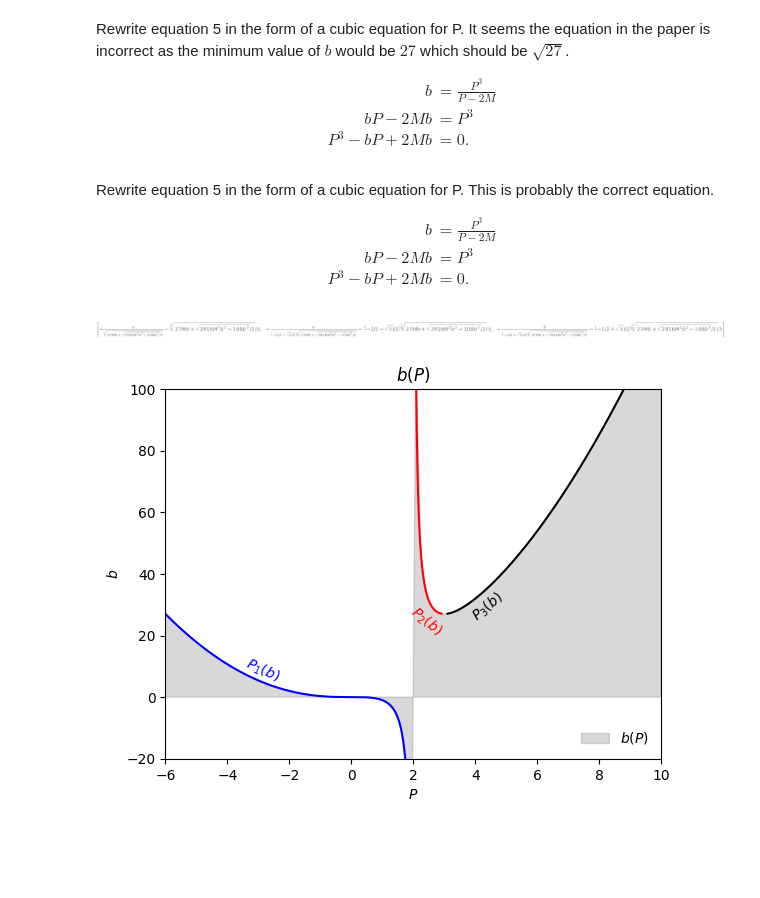
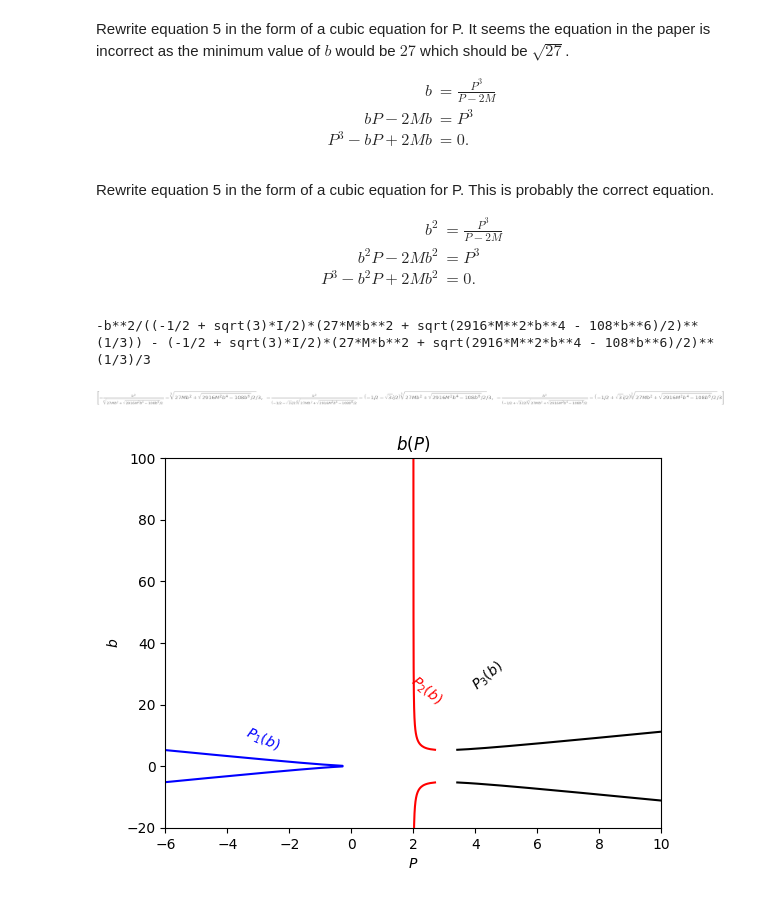
Before and after one commit to jessecrans/bh-raytracer, a Jupyter notebook: luminet-paper.ipynb, the cells around one changed output. Saved outputs shown, nothing was run; the diff lists cells and outputs as text; code cells hidden in the pictures; blank space fills up the shorter version.

```diff
--- a/luminet-paper.ipynb
+++ b/luminet-paper.ipynb
@@ -78,9 +80,9 @@ Rewrite equation 5 in the form of a cubic equation for P.
 This is probably the correct equation.
 
 \begin{align*}
-	b &= \frac{P^3}{P-2M}\\
-	bP - 2Mb &= P^3\\
-	P^3 - bP + 2Mb &=0.
+	b^2 &= \frac{P^3}{P-2M}\\
+	b^2P - 2Mb^2 &= P^3\\
+	P^3 - b^2P + 2Mb^2 &=0.
 \end{align*}
 # %%
 # solve b(P) for P
@@ -89,37 +91,37 @@ sp.init_printing()
 
 sp_P, sp_b, sp_M = sp.symbols("P b M")
 
-eq = sp_P**3 - sp_b * sp_P + 2 * sp_M * sp_b
+eq = sp_P**3 - sp_b**2 * sp_P + 2 * sp_M * sp_b**2
 
 solutions = sp.solve(eq, sp_P)
-# print(solutions[1])
+print(solutions[2])
 solutions
 # %% [output]
+-b**2/((-1/2 + sqrt(3)*I/2)*(27*M*b**2 + sqrt(2916*M**2*b**4 - 108*b**6)/2)**(1/3)) - (-1/2 + sqrt(3)*I/2)*(27*M*b**2 + sqrt(2916*M**2*b**4 - 108*b**6)/2)**(1/3)/3
 [figure]
 # %%
 # define all solutions of b(P) for P derived with sympy
 
 def P1(b, M):
     return (
-        -b
-        / (27 * M * b + np.emath.sqrt(2916 * M**2 * b**2 - 108 * b**3) / 2) ** (1 / 3)
-        - (27 * M * b + np.emath.sqrt(2916 * M**2 * b**2 - 108 * b**3) / 2) ** (1 / 3)
-        / 3
+        -(b**2) / (27 * M * b**2 + np.emath.sqrt(2916 * M**2 * b**4 - 108 * b**6) / 2) ** (1 / 3)
+        - (27 * M * b**2 + np.emath.sqrt(2916 * M**2 * b**4 - 108 * b**6) / 2) ** (1 / 3) / 3
     )
 
 
 def P2(b, M):
     vals = (
-        -b
+        -(b**2)
         / (
             (-1 / 2 - np.emath.sqrt(3) * 1j / 2)
-            * (27 * M * b + np.emath.sqrt(2916 * M**2 * b**2 - 108 * b**3) / 2)
-            ** (1 / 3)
+            * (27 * M * b**2 + np.emath.sqrt(2916 * M**2 * b**4 - 108 * b**6) / 2) ** (1 / 3)
         )
         - (-1 / 2 - np.emath.sqrt(3) * 1j / 2)
-        * (27 * M * b + np.emath.sqrt(2916 * M**2 * b**2 - 108 * b**3) / 2) ** (1 / 3)
+        * (27 * M * b**2 + np.emath.sqrt(2916 * M**2 * b**4 - 108 * b**6) / 2) ** (1 / 3)
         / 3
     )
+
+    # return vals
 
     return [
         np.nan if not np.allclose(np.imag(val), 0, 1e-60) else np.real(val)
@@ -129,14 +131,13 @@ def P2(b, M):
 
 def P3(b, M):
     vals = (
-        -b
+        -(b**2)
         / (
             (-1 / 2 + np.emath.sqrt(3) * 1j / 2)
-            * (27 * M * b + np.emath.sqrt(2916 * M**2 * b**2 - 108 * b**3) / 2)
-            ** (1 / 3)
+            * (27 * M * b**2 + np.emath.sqrt(2916 * M**2 * b**4 - 108 * b**6) / 2) ** (1 / 3)
         )
         - (-1 / 2 + np.emath.sqrt(3) * 1j / 2)
-        * (27 * M * b + np.emath.sqrt(2916 * M**2 * b**2 - 108 * b**3) / 2) ** (1 / 3)
+        * (27 * M * b**2 + np.emath.sqrt(2916 * M**2 * b**4 - 108 * b**6) / 2) ** (1 / 3)
         / 3
     )
 
@@ -149,31 +150,31 @@ def P3(b, M):
 # %%
 # plot solutions of b(P) for P derived with sympy
 
-b = np.linspace(-20, 100, 1000)
+b = np.linspace(-100, 100, 1000)
 
 plt.plot(np.real(P1(b, 1)), b, c='blue', linewidth=1.5)
 plt.plot(P2(b, 1), b, c='red',linewidth=1.5)
 plt.plot(P3(b, 1), b, c='k',linewidth=1.5)
 
 plt.text(-3.5, 5, r'$P_1(b)$', rotation=-25, color='blue')
 plt.text(1.8, 20, r'$P_2(b)$', rotation=-40, color='red')
 plt.text(3.8, 25, r'$P_3(b)$', rotation= 40)
 
 P = np.linspace(-6*M, 10*M, 100)
 # plt.plot(P,get_impact_parameter(P),linestyle = (0,(0.1,2)),c='white',linewidth=2.5,dash_capstyle = 'round')
-plt.fill_between(P, _impact_parameter(P), 0, color='gray', alpha=0.3, label=r'$b(P)$')
+# plt.fill_between(P, _impact_parameter(P), 0, color='gray', alpha=0.3, label=r'$b(P)$')
 
 plt.ylim(-20, 100)
 plt.xlim(-6, 10)
 
 plt.xlabel(r'$P$')
 plt.ylabel(r'$b$')
 plt.title(r'$b(P)$')
 
-plt.legend(frameon=False, loc='lower right')
+# plt.legend(frameon=False, loc='lower right')
 plt.show()
 # %% [output]
-[figure, old version]
+[figure, new version]
 # %%
 # plot P(b)
 
```
Also changed, not shown: parts of 4 cells of this notebook.
